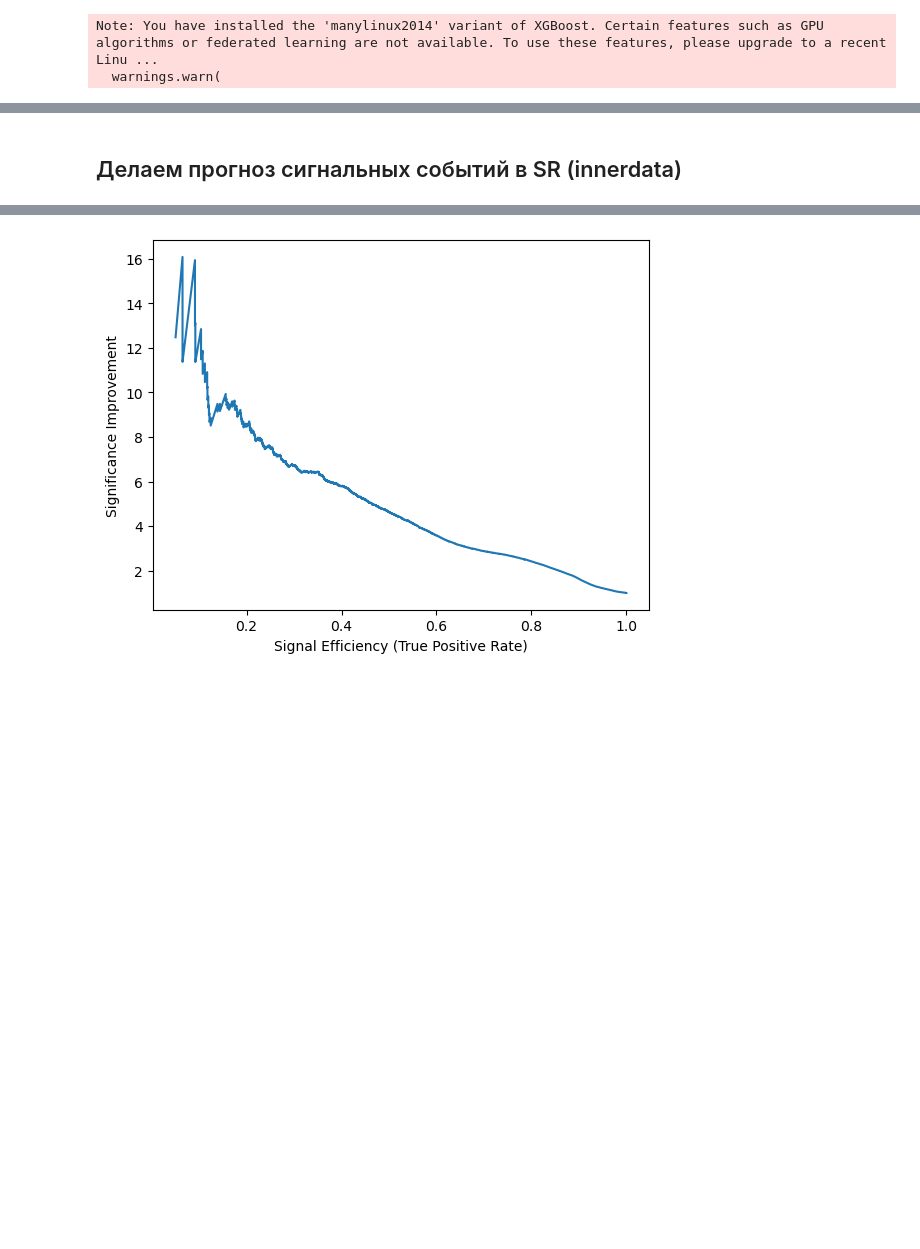
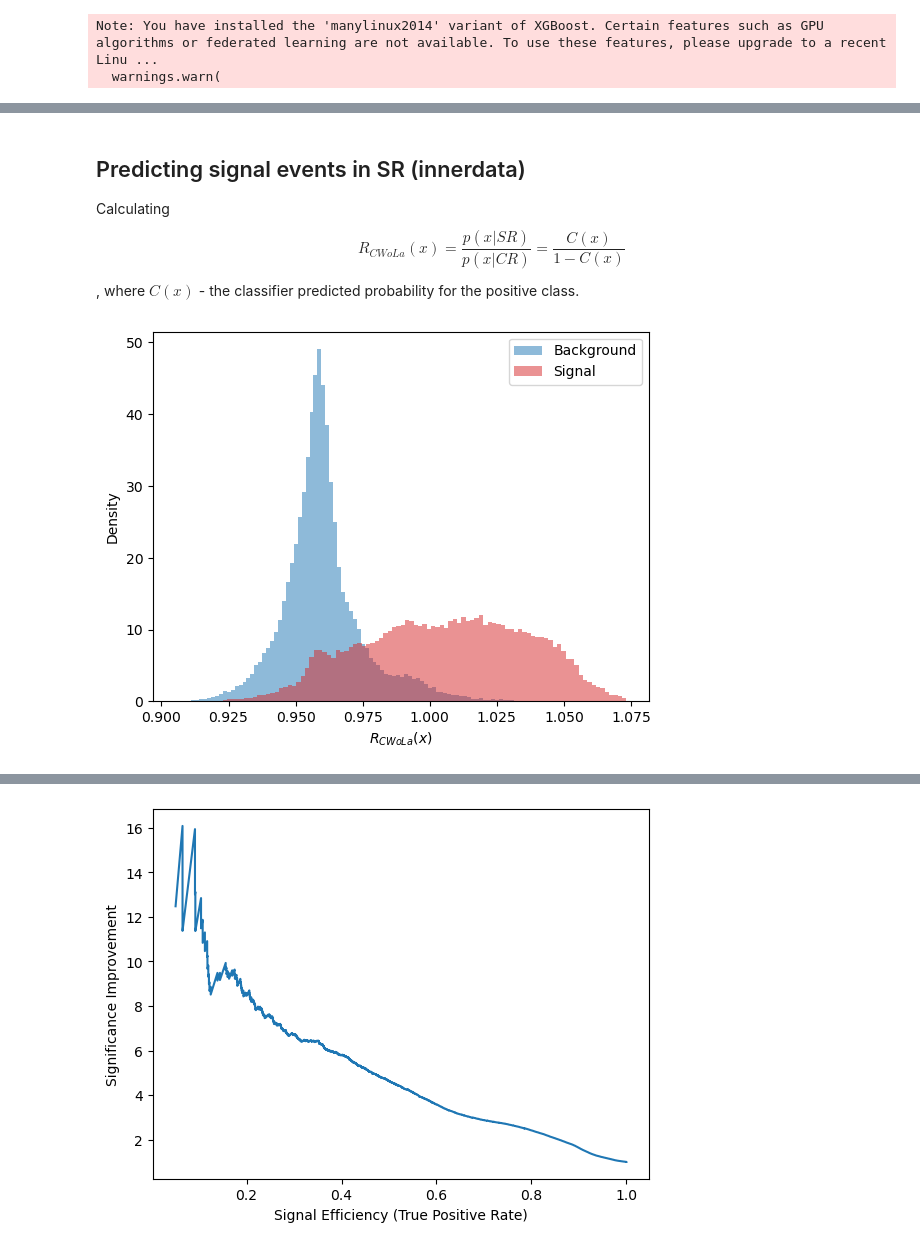
Before and after one commit to hushchyn-mikhail/new_physics_search, a Jupyter notebook: notebooks/starter_kit.ipynb, the cells around one changed output, grey strips where cells are left out. Cells and saved outputs as stored; diff of their text form; code cells hidden in the pictures; blank space fills up the shorter version.

```diff
--- a/notebooks/starter_kit.ipynb
+++ b/notebooks/starter_kit.ipynb
@@ -187,7 +253,20 @@ TBB Warning: The number of workers is currently limited to 3. The request for 47
 <catboost.core.CatBoostClassifier at 0x...>
 # %% [markdown]
-## Делаем прогноз сигнальных событий в SR (innerdata)
+## Predicting signal events in SR (innerdata)
+
+Calculating $$R_{CWoLa}(x) = \frac{p(x|SR)}{p(x|CR)} = \frac{C(x)}{1-C(x)}$$, where $C(x)$ - the classifier predicted probability for the positive class.
 # %%
 predictions_inner = model.predict_proba(innerdata_val_extra[:, 1:5])[:, 1]
+predictions_inner = predictions_inner / (1 - predictions_inner)
 sigorbg_label = innerdata_val_extra[:, 5]
+# %%
+import matplotlib.pyplot as plt
+plt.hist(predictions_inner[sigorbg_label == 0], bins=100, color='C0', label='Background', density=True, alpha=0.5)
+plt.hist(predictions_inner[sigorbg_label == 1], bins=100, color='C3', label='Signal', density=True, alpha=0.5)
+plt.xlabel(r'$R_{CWoLa}(x)$')
+plt.ylabel(r'Density')
+plt.legend()
+plt.show()
+# %% [output]
+[figure, added]
 # %% [markdown]
```
Also changed, not shown: parts of 10 cells of this notebook.
